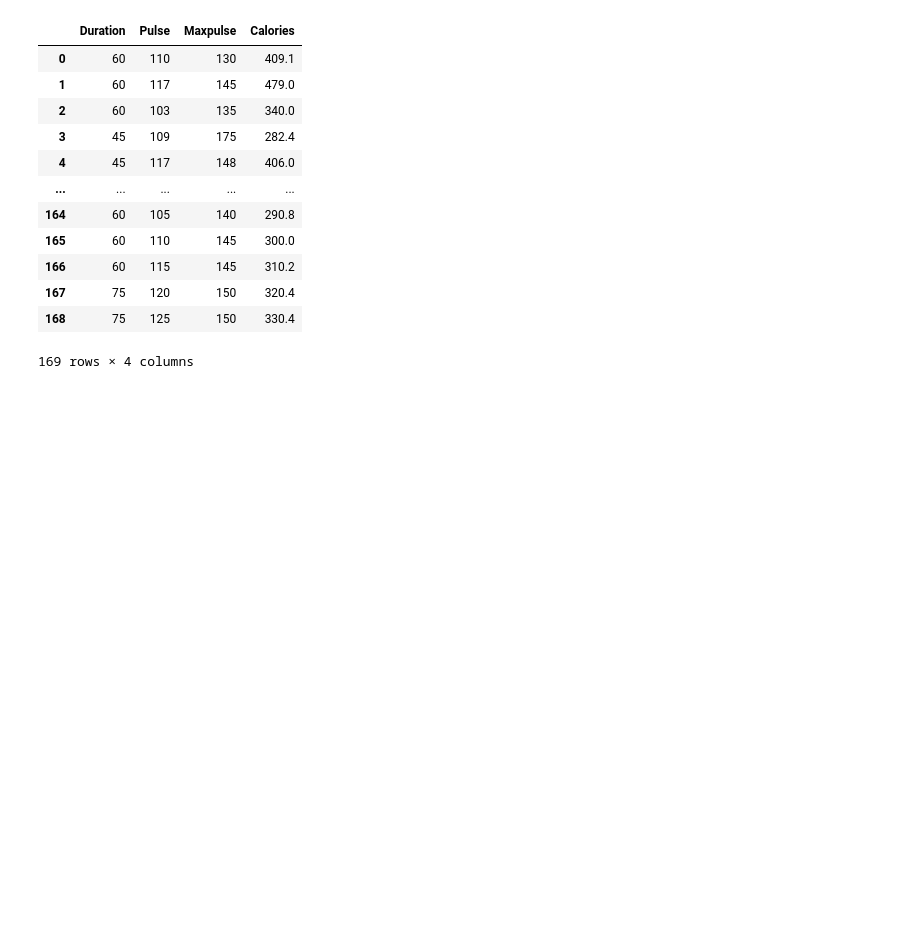
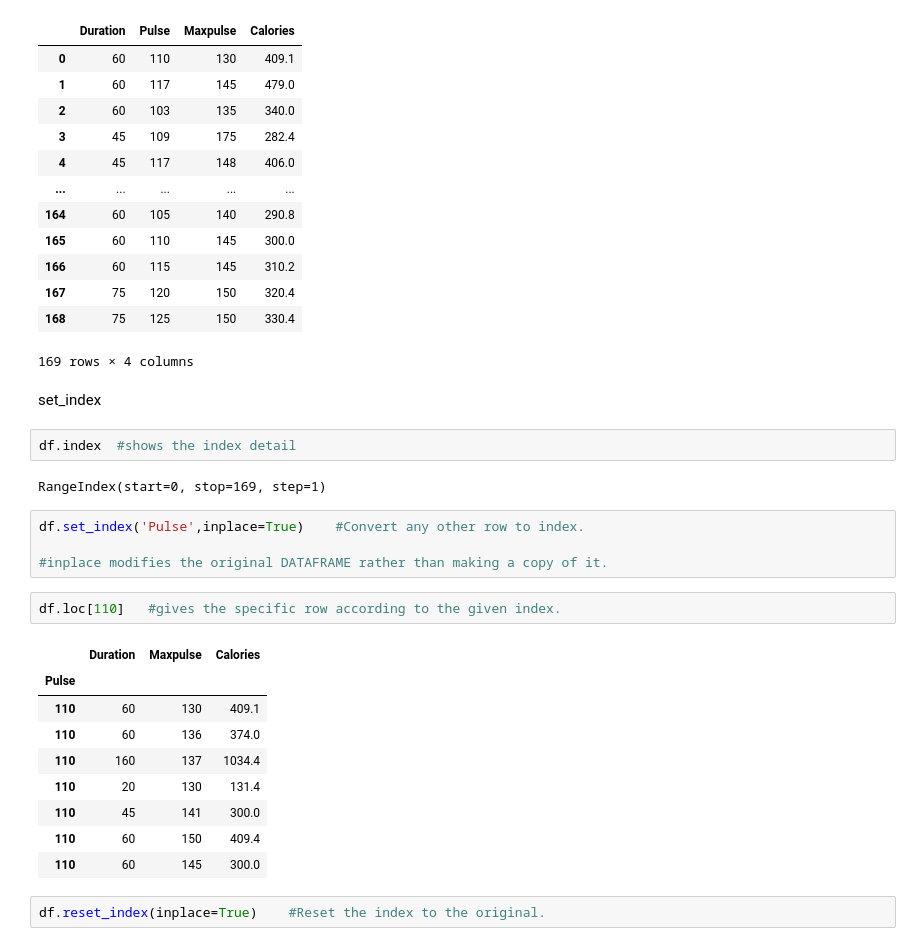
Before and after one commit to taahahussainkhan/Python, a Jupyter notebook: Pandas/dataframe.ipynb, the cells around one changed output. Saved outputs shown, nothing was run; the diff lists cells and outputs as text; blank space fills up the shorter version.

```diff
--- a/Pandas/dataframe.ipynb
+++ b/Pandas/dataframe.ipynb
@@ -203,3 +203,27 @@ df
 | 167 | 75 | 120 | 150 | 320.4 |
 | 168 | 75 | 125 | 150 | 330.4 |
 169 rows × 4 columns
+# %% [markdown]
+set_index
+# %%
+df.index  #shows the index detail
+# %% [output]
+RangeIndex(start=0, stop=169, step=1)
+# %%
+df.set_index('Pulse',inplace=True)    #Convert any other row to index.
+
+#inplace modifies the original DATAFRAME rather than making a copy of it.
+# %%
+df.loc[110]   #gives the specific row according to the given index.
+# %% [output]
+|  | Duration | Maxpulse | Calories |
+| Pulse |  |  |  |
+| 110 | 60 | 130 | 409.1 |
+| 110 | 60 | 136 | 374.0 |
+| 110 | 160 | 137 | 1034.4 |
+| 110 | 20 | 130 | 131.4 |
+| 110 | 45 | 141 | 300.0 |
+| 110 | 60 | 150 | 409.4 |
+| 110 | 60 | 145 | 300.0 |
+# %%
+df.reset_index(inplace=True)    #Reset the index to the original.
```
Also changed, not shown: parts of 1 cell of this notebook, 3 other files.
